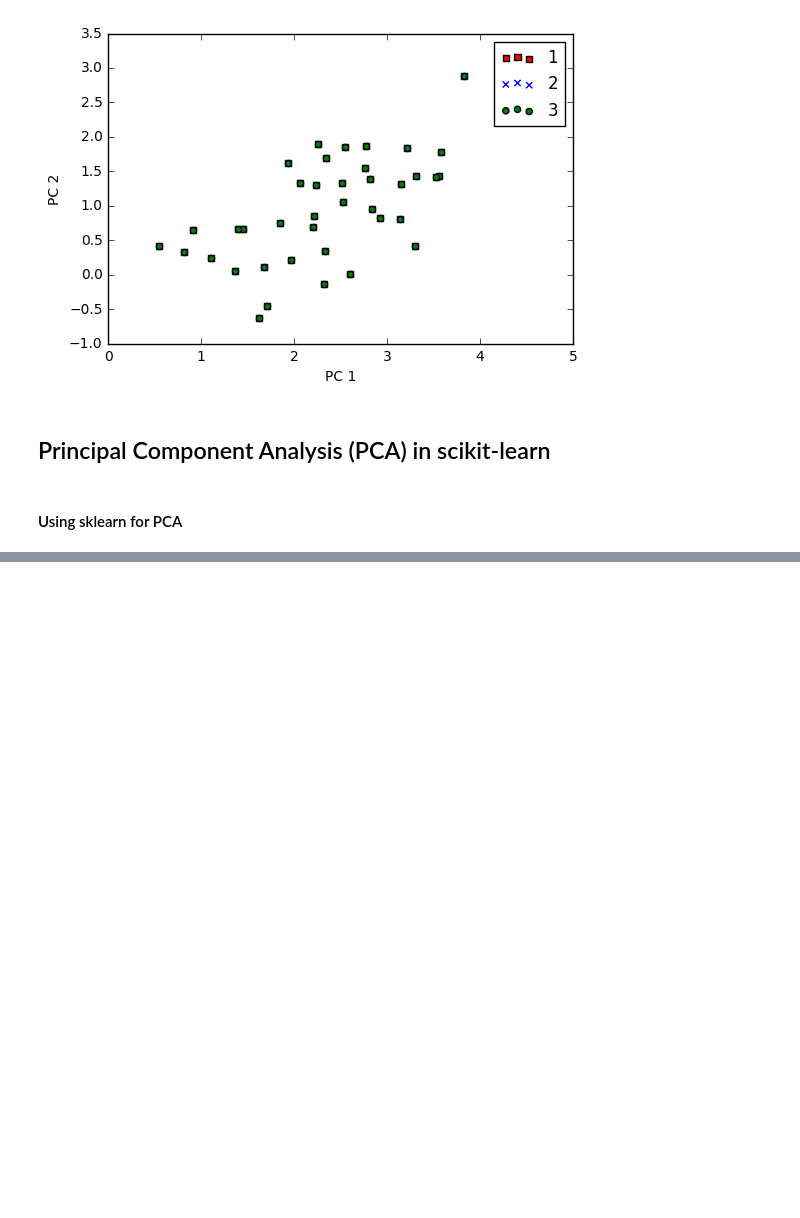
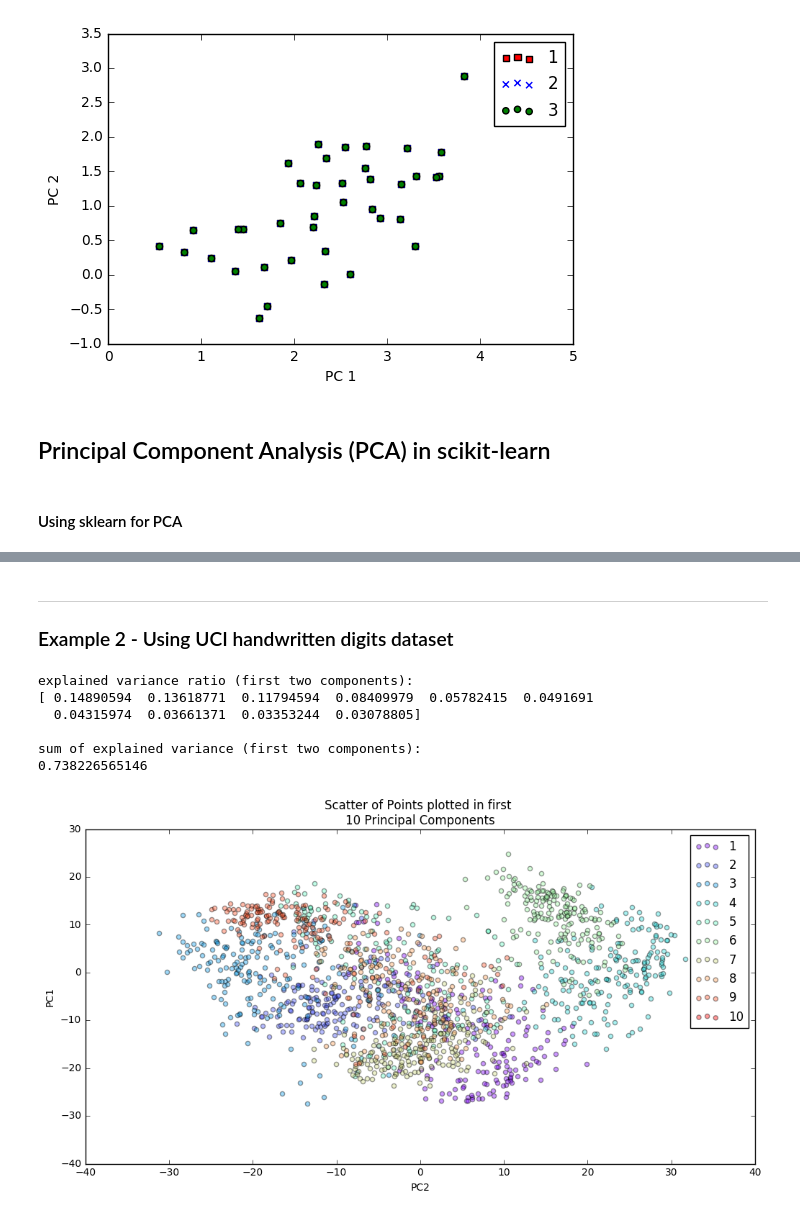
Before and after one commit to jaysonfrancis/machinelearning, a Jupyter notebook: src/pca.ipynb, the cells around one changed output, grey strips where cells are left out. Cells and saved outputs as stored; diff of their text form; code cells hidden in the pictures; blank space fills up the shorter version.

```diff
--- a/src/pca.ipynb
+++ b/src/pca.ipynb
@@ -214,0 +224,52 @@ plt.show()
+# %% [markdown]
+---
+### Example 2 - Using UCI handwritten digits dataset
+# %%
+# Load necessary libraries
+import numpy as np
+from sklearn.datasets import load_digits
+import matplotlib.pyplot as plt
+from sklearn.decomposition import PCA
+from sklearn.preprocessing import scale
+from sklearn.discriminant_analysis import LinearDiscriminantAnalysis
+import matplotlib.cm as cm
+
+# Prepare the data
+digits = load_digits()
+data = digits.data
+
+n_samples, n_features = data.shape
+n_digits = len(np.unique(digits.target))
+labels = digits.target
+# %%
+# Initialize our PCA algorithm and apply it to the dataset
+pca = PCA(n_components=10)
+data_r = pca.fit(data).transform(data)
+
+print('explained variance ratio (first two components): \n%s' % str(pca.explained_variance_ratio_))
+print('')
+print('sum of explained variance (first two components): \n%s' % str(sum(pca.explained_variance_ratio_)))
+# %% [output]
+explained variance ratio (first two components):
+[ 0.14890594  0.13618771  0.11794594  0.08409979  0.05782415  0.0491691
+  0.04315974  0.03661371  0.03353244  0.03078805]
+
+sum of explained variance (first two components):
+0.738226565146
+# %%
+x = np.arange(10)
+ys = [i+x+(i*x)**2 for i in range(10)]
+
+colors = cm.rainbow(np.linspace(0, 1, len(ys)))
+
+fig = plt.figure(figsize=(12,6))
+ax = fig.add_subplot(111)
+
+for c, I, target_name in zip(colors, [1,2,3,4,5,6,7,8,9,10], labels):
+    ax.scatter(data_r[labels == I, 0], data_r[labels == I, 1], c=c, alpha=0.4, label=I)
+    plt.legend()
+    plt.ylabel('PC1'); plt.xlabel('PC2')
+    plt.title('Scatter of Points plotted in first \n10 Principal Components')
+    ax.figure.show()
+# %% [output]
+[figure, added]
```
Also changed, not shown: parts of 3 cells of this notebook, 2 other files.
